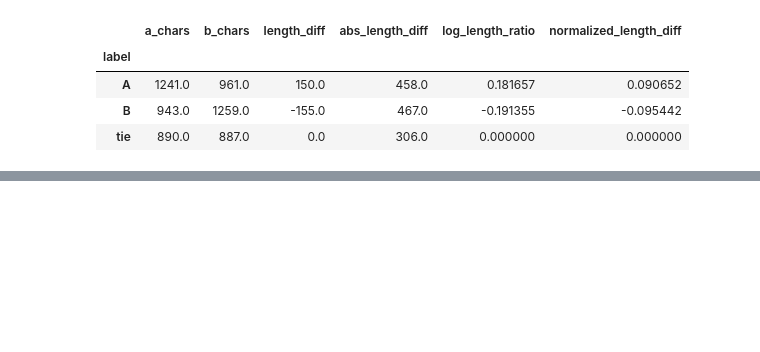
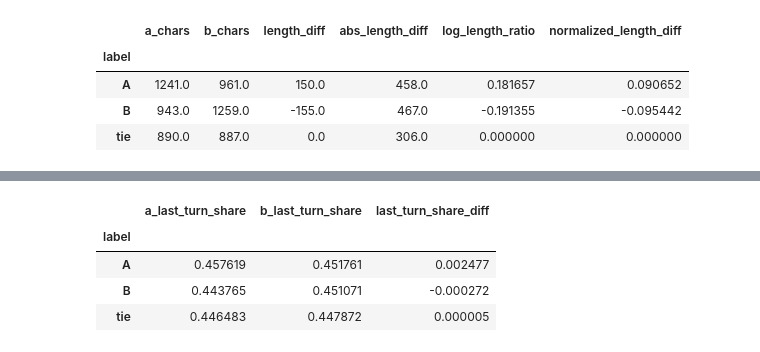
Before and after one commit to AAAAAmily/lmsys-preference-prediction, a Jupyter notebook: notebooks/02_feature_engineering.ipynb, the cells around one changed output, grey strips where cells are left out. Cells and saved outputs as stored; diff of their text form; code cells hidden in the pictures; blank space fills up the shorter version.

```diff
--- a/notebooks/02_feature_engineering.ipynb
+++ b/notebooks/02_feature_engineering.ipynb
@@ -348,0 +459,29 @@ df["length_gap_ratio"] = (
+# %%
+df["a_last_turn_share"] = (
+    df["a_last_turn_chars"] / (df["a_chars"] + 1)
+)
+
+df["b_last_turn_share"] = (
+    df["b_last_turn_chars"] / (df["b_chars"] + 1)
+)
+
+df["last_turn_share_diff"] = (
+    df["a_last_turn_share"] - df["b_last_turn_share"]
+)
+
+multi_df = df[df["is_multi_turn"] == 1]
+
+multi_df.groupby("label")[
+    [
+        "a_last_turn_share",
+        "b_last_turn_share",
+        "last_turn_share_diff"
+    ]
+].median()
+# last-turn share shows little difference across labels, so it is not retained as a final feature
+# %% [output]
+|  | a_last_turn_share | b_last_turn_share | last_turn_share_diff |
+| label |  |  |  |
+| A | 0.457619 | 0.451761 | 0.002477 |
+| B | 0.443765 | 0.451071 | -0.000272 |
+| tie | 0.446483 | 0.447872 | 0.000005 |
```
Also changed, not shown: parts of 13 cells of this notebook.
